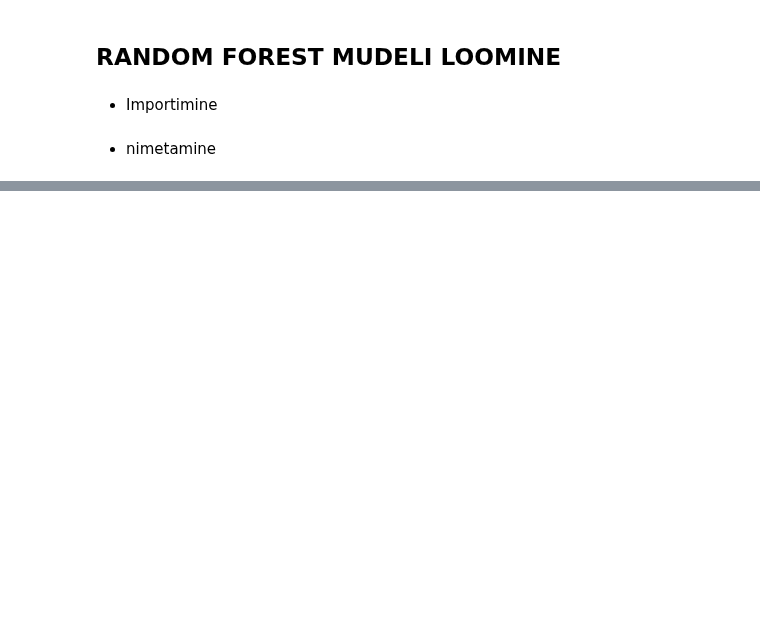
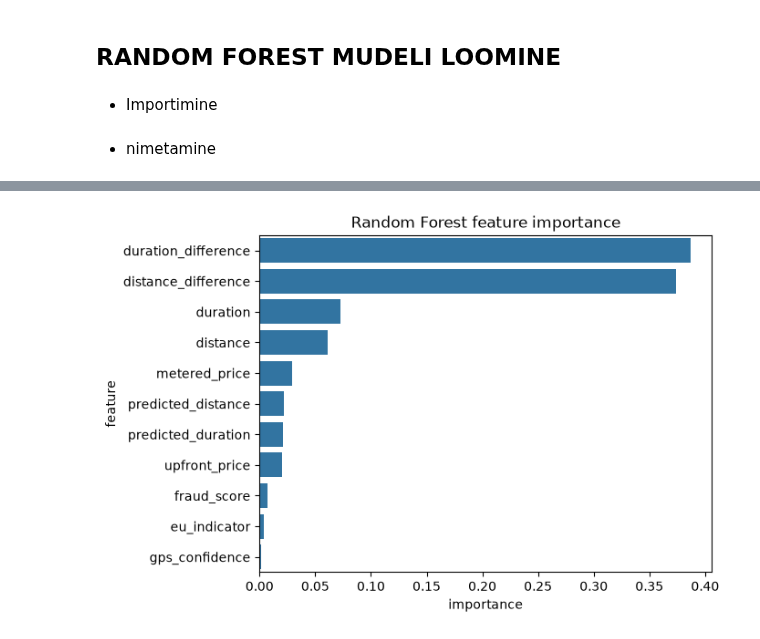
Before and after one commit to liisnormak/bolt, a Jupyter notebook: grupitoo(parandus_22.09.2026).ipynb, the cells around one changed output, grey strips where cells are left out. Saved outputs shown, nothing was run; the diff lists cells and outputs as text; code cells hidden in the pictures; blank space fills up the shorter version.

```diff
--- a/grupitoo(parandus_22.09.2026).ipynb
+++ b/grupitoo(parandus_22.09.2026).ipynb
@@ -1711,0 +657,12 @@ pd.crosstab(
+# %%
+from sklearn.ensemble import RandomForestClassifier
+
+rf = RandomForestClassifier(
+    n_estimators=300,
+    max_depth=None,
+    min_samples_leaf=5,
+    class_weight="balanced",
+    random_state=100
+)
+
+rf.fit(X_train, y_train)
@@ -1711,0 +698,12 @@ pd.crosstab(
+# %%
+import pandas as pd
+
+feature_importance = pd.DataFrame({
+    "feature": X.columns,
+    "importance": rf.feature_importances_
+}).sort_values(
+    "importance",
+    ascending=False
+)
+
+feature_importance
@@ -1711,0 +723,14 @@ pd.crosstab(
+# %%
+import seaborn as sns
+import matplotlib.pyplot as plt
+
+sns.barplot(
+    data=feature_importance,
+    x="importance",
+    y="feature"
+)
+
+plt.title("Random Forest feature importance")
+plt.show()
+# %% [output]
+[figure, added]
```
Also changed, not shown: parts of 204 cells of this notebook.
